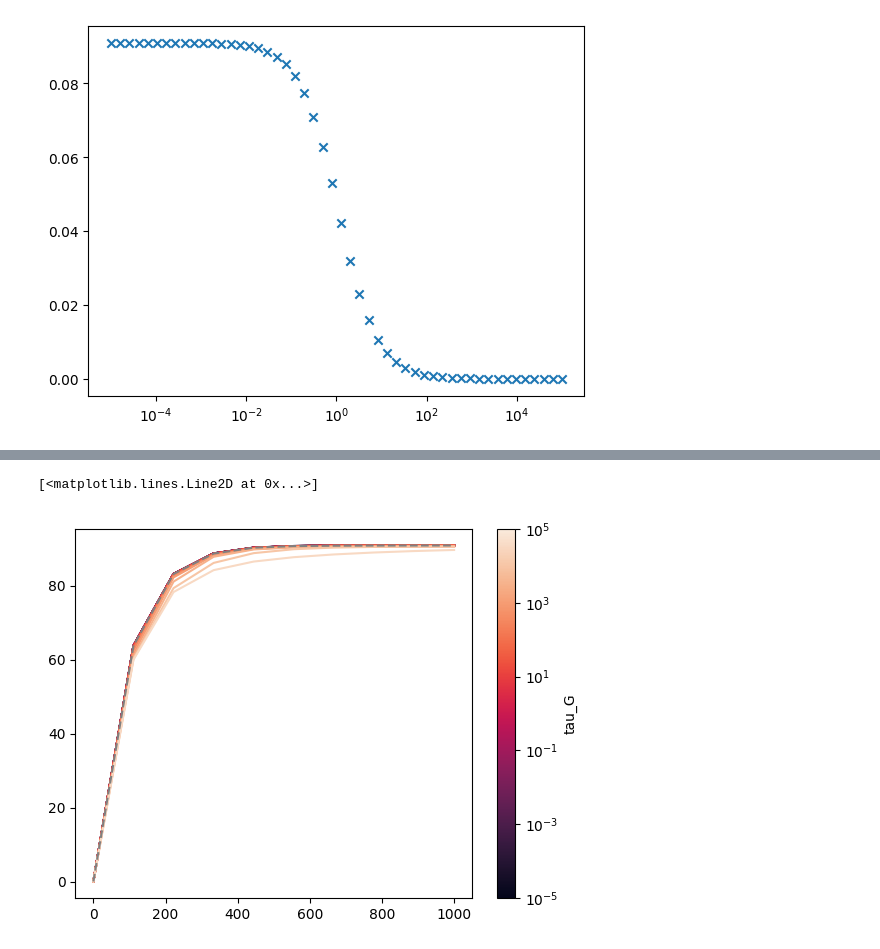
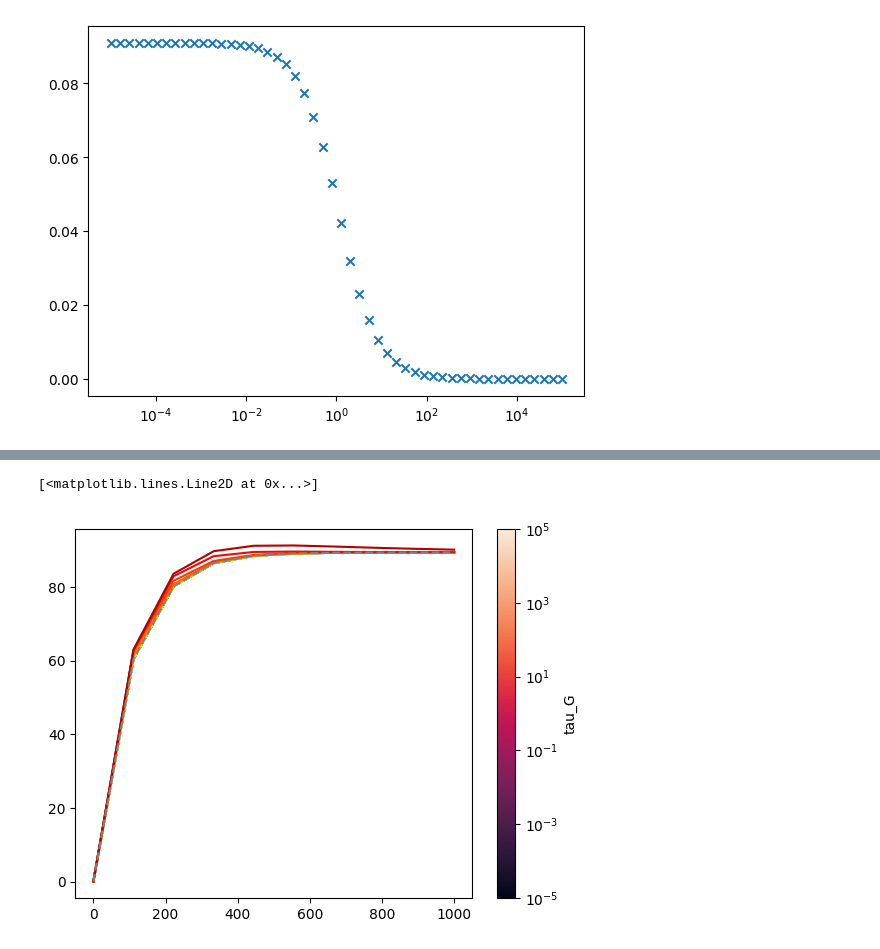
Before and after one commit to joeyshuttleworth/auxin_signalling_models, a Jupyter notebook: notebooks/degenerate_model_demonstration.ipynb, the cells around one changed output, grey strips where cells are left out. Cells and saved outputs as stored; diff of their text form; code cells hidden in the pictures.

```diff
--- a/notebooks/degenerate_model_demonstration.ipynb
+++ b/notebooks/degenerate_model_demonstration.ipynb
@@ -173,34 +168,34 @@ dict_keys(['ARF_1', 'D__ARF_1__ARF_1', 'D__ARF_1__iaa_1', 'D__iaa_1__iaa_1', 'G'
 # %%
-cmap = sns.color_palette('rocket', as_cmap=True)
+plt.clf()
 
-plt.clf()
+cmap = plt.get_cmap('jet')
 
 rmses = []
 tau_vals = 10**np.linspace(-5, 5, 20)
 
 parameter_subs_dict = asp_model_r.parameter_subs_dict
 full_param_dict = asp_model_full.get_default_parameters(parameter_subs_dict=parameter_subs_dict)
 
 for k, v in reduced_param_dict.items():
     full_param_dict[k] = v
 
 parameter_subs_dict = asp_model_r.parameter_subs_dict
 for i, tau in enumerate(tau_vals):
     # full_param_dict = asp_model_full.get_default_parameters(parameter_subs_dict=parameter_subs_dict)
     full_param_dict[promoter_timeconstant] = tau
     sol2, succ = full_solver(ts, full_param_dict, full_ic_dict, 1)
     color = cmap(i / len(tau_vals))
     plt.plot(ts, sol2[:, -1], color=color)
 
     rmse = np.sqrt(np.mean((sol2[1:, -1] - sol1[1:, -1])**2))
     rmses.append(rmse)
 
 plt.colorbar(mpl.cm.ScalarMappable(norm=mpl.colors.LogNorm(tau_vals[0], tau_vals[-1]), cmap='rocket'),
              orientation='vertical', label='tau_G', ax=plt.gca())
 plt.plot(ts, sol1[:, -1], color='grey', ls='--')
 # %% [output]
 [<matplotlib.lines.Line2D at 0x...>]
-[figure, old version]
+[figure, new version]
 # %%
 steps_taken_list = []
 x0 = np.array(list(full_ic_dict.values()))
```
Also changed, not shown: parts of 10 cells of this notebook, 1 other file.
